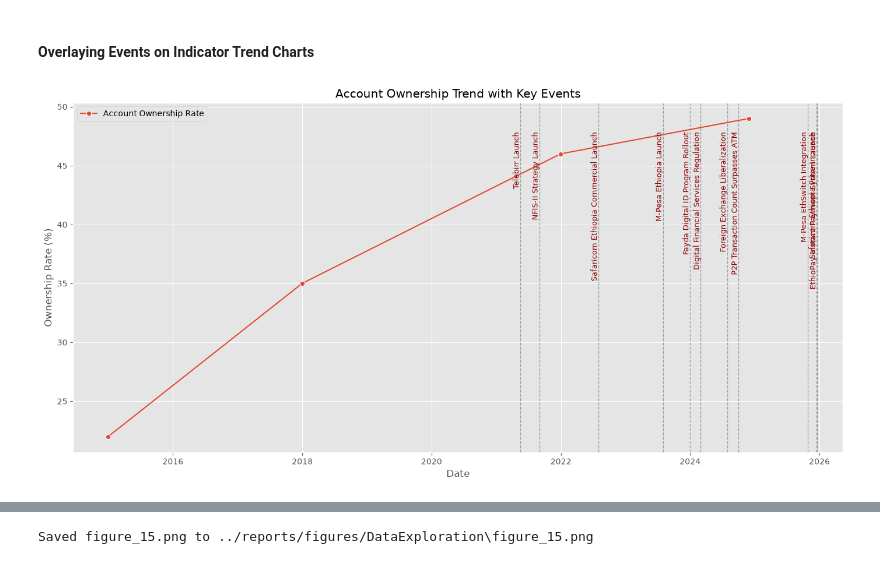
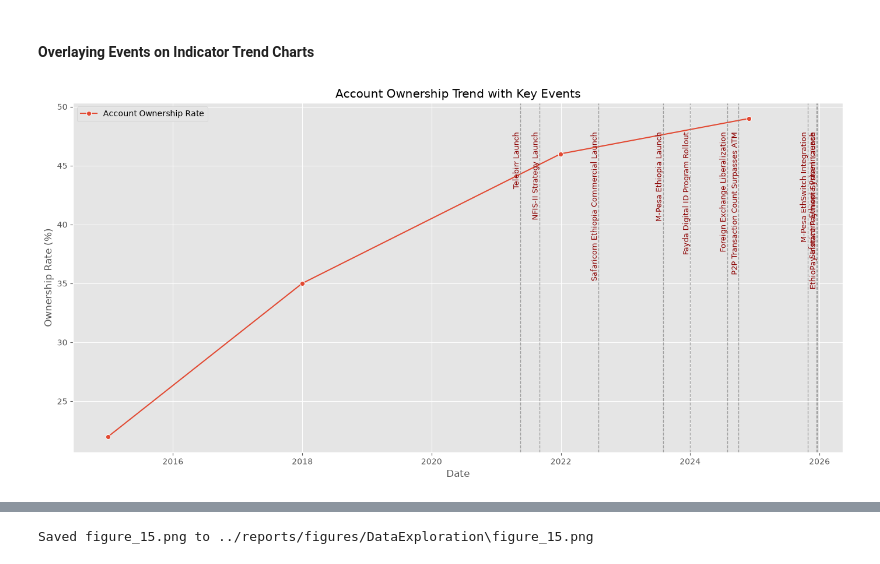
Before and after one commit to edent4313-star/ethiopia-fi-forecast, a Jupyter notebook: notebooks/02_Exploratory_Data_Analysis.ipynb, the cells around one changed output, grey strips where cells are left out. Saved outputs shown, nothing was run; the diff lists cells and outputs as text; code cells hidden in the pictures.

```diff
--- a/notebooks/02_Exploratory_Data_Analysis.ipynb
+++ b/notebooks/02_Exploratory_Data_Analysis.ipynb
@@ -22,14 +22,10 @@ pd.set_option("display.max_columns",None)
 # %%
 loader=DataLoader(PROCESSED_DATA)
 
-data=loader.load_excel(
-
-    "ethiopia_fi_unified_data_updated.xlsx"
-
+data = pd.read_csv(
+    "../data/processed/ethiopia_fi_unified_data_updated.csv"
 )
 
-impact=loader.load_excel(
-
-    "impact_links_updated.xlsx"
-
+impact = pd.read_csv(
+    "../data/processed/impact_links_updated.csv"
 )
@@ -174,9 +221,9 @@ obs=eda.observations()
 
 obs["observation_date"]=pd.to_datetime(
 
-    obs["observation_date"]
+    obs["observation_date"], errors='coerce')
 
-)
+
 
 timeline=(
 
@@ -707,31 +804,41 @@ Saved figure_14.png to ../reports/figures/DataExploration\figure_14.png
 events = eda.events()
 events = events.sort_values("observation_date")
 # %%
+# 1. FORCE conversion of event dates to datetime
+events['observation_date'] = pd.to_datetime(events['observation_date'], errors='coerce')
+
+# 2. REMOVE any rows where the date failed to convert (NaT)
+events = events.dropna(subset=['observation_date'])
+
+# 3. Repeat for your main plot data to be safe
+overall_ownership['observation_date'] = pd.to_datetime(overall_ownership['observation_date'], errors='coerce')
+overall_ownership = overall_ownership.dropna(subset=['observation_date'])
+
 fig, ax = plt.subplots(figsize=(14, 7))
 
 # Plot Account Ownership Trend
 sns.lineplot(
     x='observation_date',
     y='value_numeric',
     data=overall_ownership,
     marker='o',
     ax=ax,
     label='Account Ownership Rate'
 )
 
 # Overlay Events
 for index, row in events.iterrows():
     ax.axvline(x=row['observation_date'], color='gray', linestyle='--', lw=1, alpha=0.7)
     ax.text(x=row['observation_date'], y=ax.get_ylim()[1] * 0.95, s=row['indicator'],
             rotation=90, va='top', ha='right', fontsize=9, color='darkred')
 
 
 plt.title('Account Ownership Trend with Key Events')
 plt.xlabel('Date')
 plt.ylabel('Ownership Rate (%)')
 plt.grid(True)
 plt.legend()
 plt.tight_layout()
 plt.show()
 # %% [output]
-[figure, old version]
+[figure, new version]
```
Also changed, not shown: parts of 43 cells of this notebook, 9 other files.
